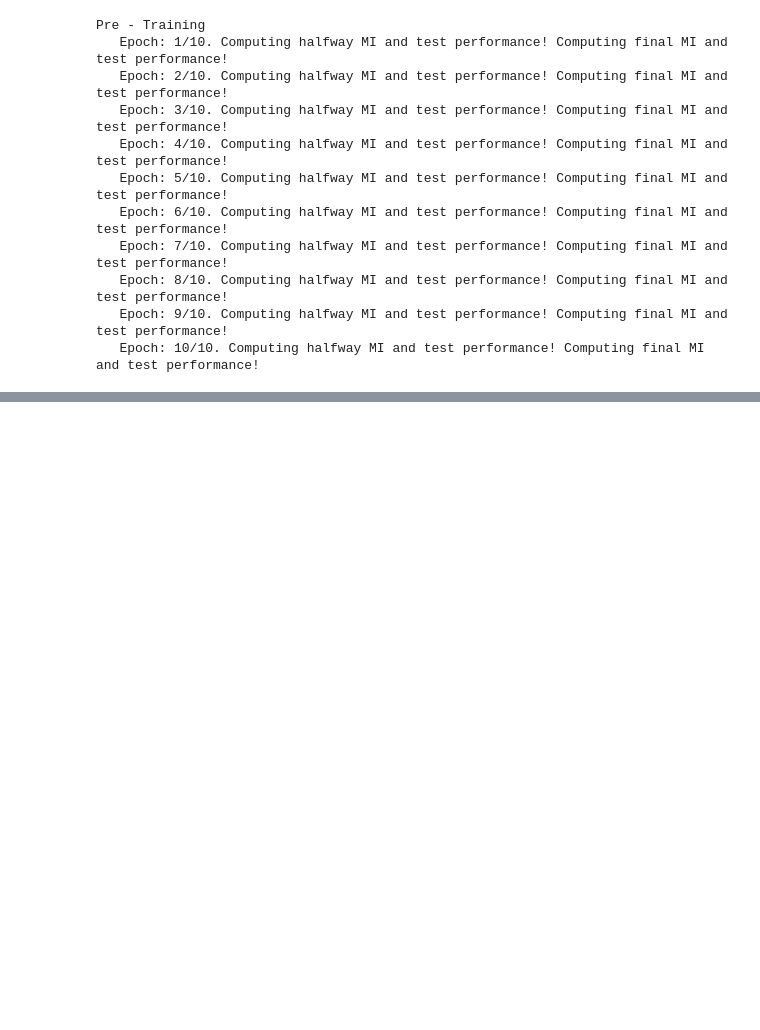
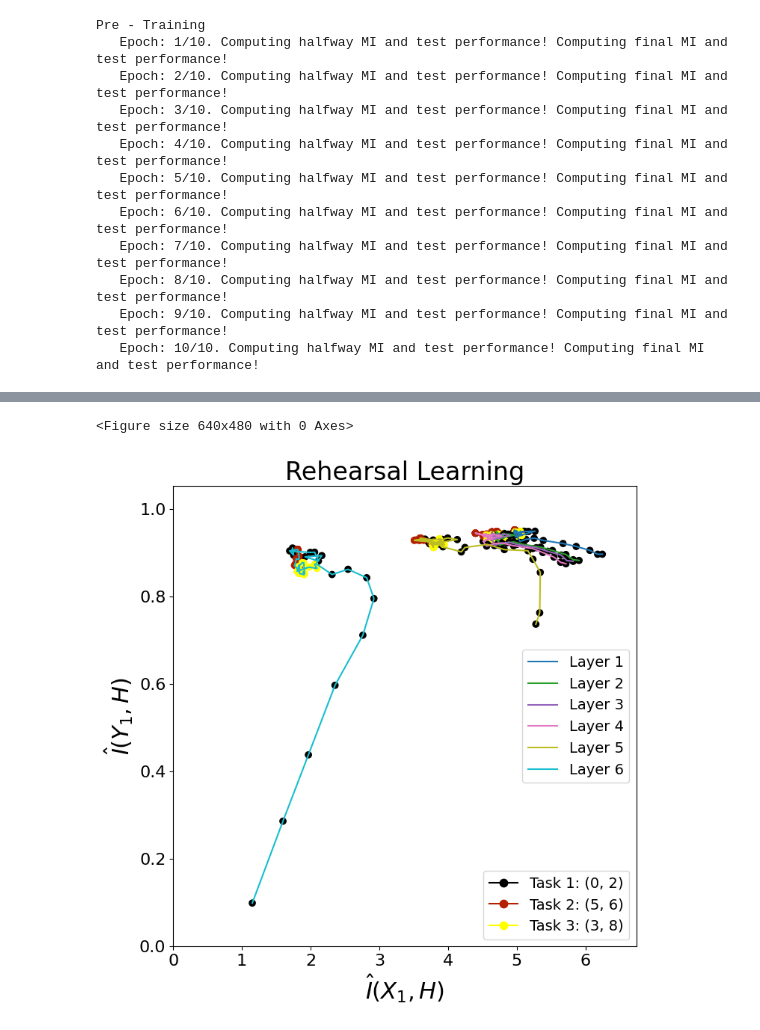
Before and after one commit to prasanthyss/MAT1510_Project-, a Jupyter notebook: rehearsal.ipynb, the cells around one changed output, grey strips where cells are left out. Cells and saved outputs as stored; diff of their text form; code cells hidden in the pictures; blank space fills up the shorter version.

```diff
--- a/rehearsal.ipynb
+++ b/rehearsal.ipynb
@@ -686,3 +718,51 @@ plt.legend()
+# %%
+#@title Plot All Mutual Information
+plt.rc('legend', fontsize=14)
+plt.figure()
+fig, ax = plt.subplots(figsize=(8,8))
+ax.set_xlabel('$\hat{I}(X_1,H)$')
+ax.set_xlim([0, MI_XH.max() + 0.5])
+ax.set_ylim([0, MI_YH.max() + 0.1])
+ax.set_ylabel('$\hat{I}(Y_1,H)$')
+title = ax.set_title("Rehearsal Learning")
+# Construct epoch colour map (for dots)
+num_tasks = len(tasks)
+epochs = MI_XH.size()[1]
+cmap_dots = plt.get_cmap('gnuplot', num_tasks)
+dot_colors = []
+for task in range(num_tasks):
+    dot_colors += [cmap_dots(task)] * epochs
+
+# Construct layer colour map (for lines)
+layers = MI_XH.size()[2]
+cmap_lines = plt.get_cmap('tab10', layers)
+line_colors = [cmap_lines(i) for i in np.arange(0, layers)]
+
+# Make plot
+XH_data = torch.flatten(MI_XH, start_dim=0, end_dim=1)
+YH_data = torch.flatten(MI_YH, start_dim=0, end_dim=1)
+plots = {'layer': [], 'epoch': []}
+for layer in range(layers):
+    plots["layer"].append(ax.plot(XH_data[:,layer], YH_data[:,layer], '-', color=line_colors[layer], label="Layer " + str(layer+1)))
+    ax.scatter(XH_data[:,layer], YH_data[:,layer], c=dot_colors)
+
+layer_plots_temp = []
+for layer in range(layers):
+    layer_plots_temp.append(plots["layer"][layer][0])
+plots["layer"] = layer_plots_temp
+
+
+layer_legend = ax.legend(handles=plots["layer"], loc="center right")
+ax.add_artist(layer_legend)
+task_handles = []
+for task in range(num_tasks):
+    legend_dot = mlines.Line2D([], [], color=cmap_dots(task), marker=".",
+                               markersize=15, label="Task " + str(task+1) + ": " + str(tasks[task]))
+    task_handles.append(legend_dot)
+second_legend = ax.legend(handles=task_handles, loc="lower right")
+# %% [output]
+<Figure size 640x480 with 0 Axes>
+[figure, added]
 # %%
 #@title Animation Function
 import matplotlib.lines as mlines
```
Also changed, not shown: parts of 6 cells of this notebook, 2 other files.
